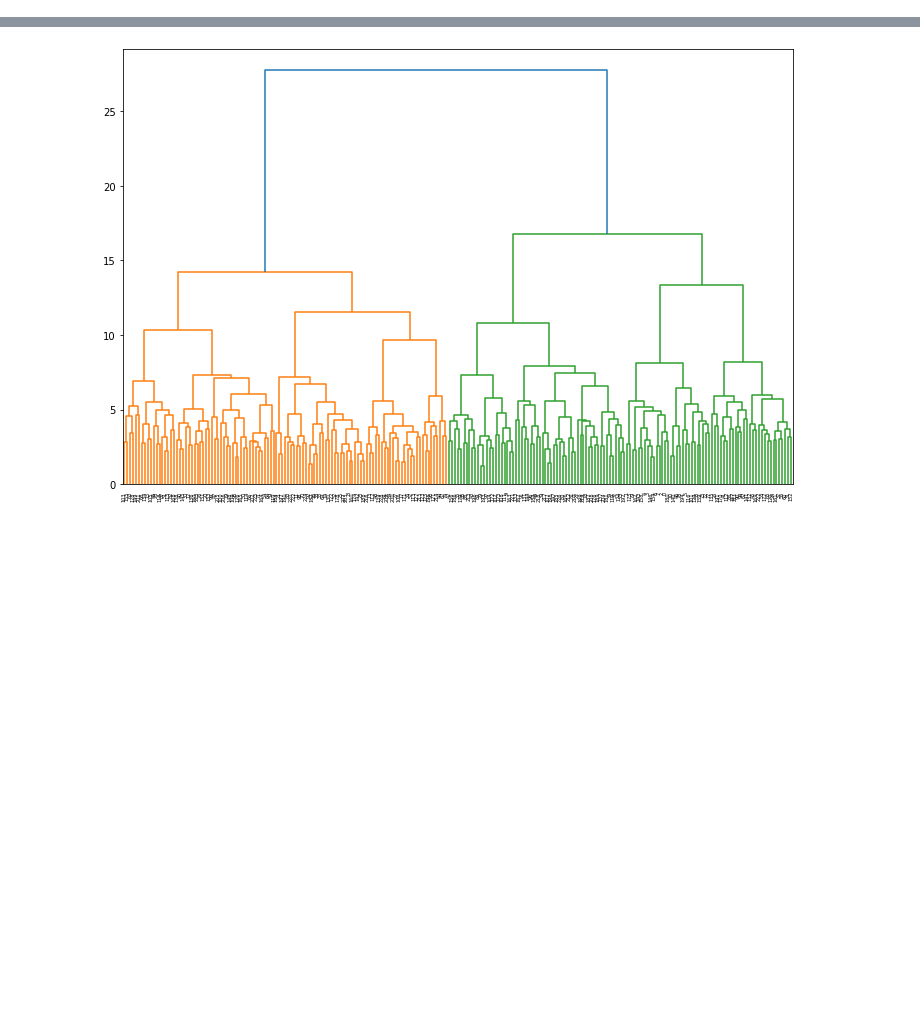
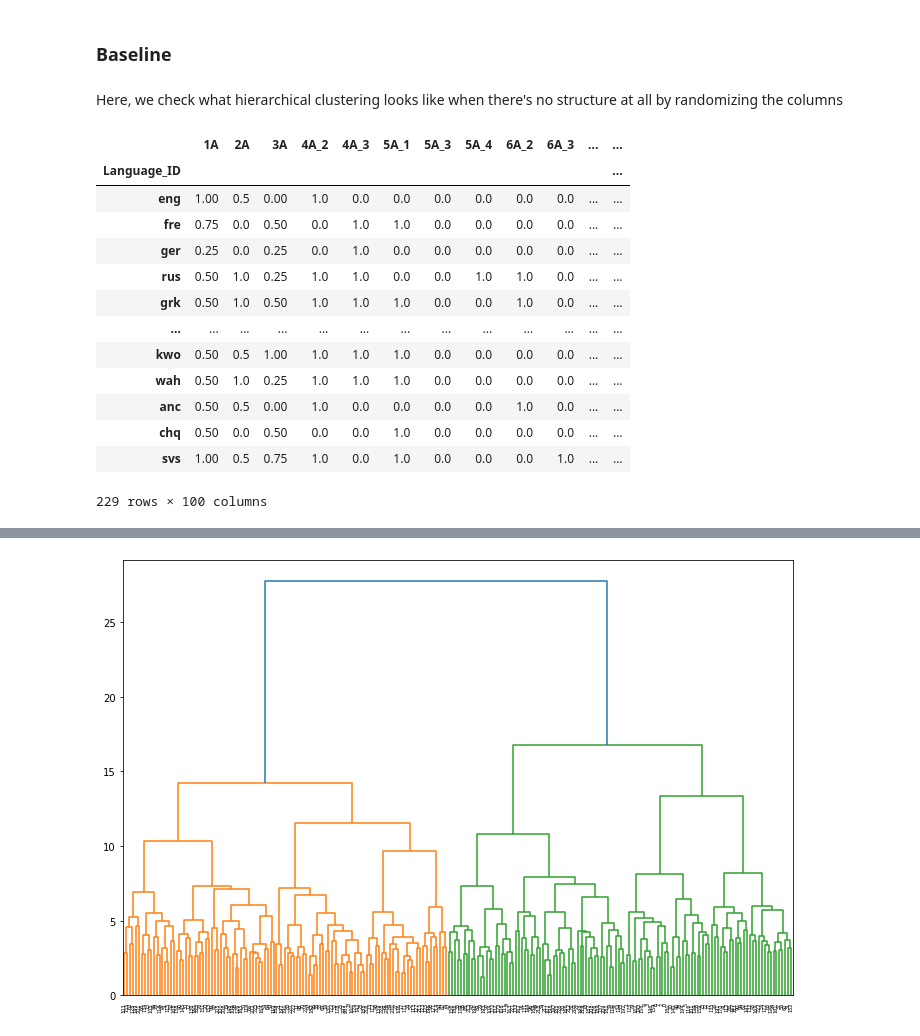
Before and after one commit to def-gthill/sils, a Jupyter notebook: cluster.ipynb, the cells around one changed output, grey strips where cells are left out. Saved outputs shown, nothing was run; the diff lists cells and outputs as text; code cells hidden in the pictures; blank space fills up the shorter version.

```diff
--- a/cluster.ipynb
+++ b/cluster.ipynb
@@ -26,0 +29,4 @@ s229d.values_scaled_imputed
+# %% [markdown]
+### Baseline
+# %% [markdown]
+Here, we check what hierarchical clustering looks like when there's no structure at all by randomizing the columns
@@ -26,0 +39,17 @@ s229d.values_scaled_imputed
+# %%
+shuffle229
+# %% [output]
+|  | 1A | 2A | 3A | 4A_2 | 4A_3 | 5A_1 | 5A_3 | 5A_4 | 6A_2 | 6A_3 | ... | ... |
+| Language_ID |  |  |  |  |  |  |  |  |  |  |  | ... |
+| eng | 1.00 | 0.5 | 0.00 | 1.0 | 0.0 | 0.0 | 0.0 | 0.0 | 0.0 | 0.0 | ... | ... |
+| fre | 0.75 | 0.0 | 0.50 | 0.0 | 1.0 | 1.0 | 0.0 | 0.0 | 0.0 | 0.0 | ... | ... |
+| ger | 0.25 | 0.0 | 0.25 | 0.0 | 1.0 | 0.0 | 0.0 | 0.0 | 0.0 | 0.0 | ... | ... |
+| rus | 0.50 | 1.0 | 0.25 | 1.0 | 1.0 | 0.0 | 0.0 | 1.0 | 1.0 | 0.0 | ... | ... |
+| grk | 0.50 | 1.0 | 0.50 | 1.0 | 1.0 | 1.0 | 0.0 | 0.0 | 1.0 | 0.0 | ... | ... |
+| ... | ... | ... | ... | ... | ... | ... | ... | ... | ... | ... | ... | ... |
+| kwo | 0.50 | 0.5 | 1.00 | 1.0 | 1.0 | 1.0 | 0.0 | 0.0 | 0.0 | 0.0 | ... | ... |
+| wah | 0.50 | 1.0 | 0.25 | 1.0 | 1.0 | 1.0 | 0.0 | 0.0 | 0.0 | 0.0 | ... | ... |
+| anc | 0.50 | 0.5 | 0.00 | 1.0 | 0.0 | 0.0 | 0.0 | 0.0 | 1.0 | 0.0 | ... | ... |
+| chq | 0.50 | 0.0 | 0.50 | 0.0 | 0.0 | 1.0 | 0.0 | 0.0 | 0.0 | 0.0 | ... | ... |
+| svs | 1.00 | 0.5 | 0.75 | 1.0 | 0.0 | 1.0 | 0.0 | 0.0 | 0.0 | 1.0 | ... | ... |
+229 rows × 100 columns
```
Also changed, not shown: parts of 11 cells of this notebook, 4 other files.
